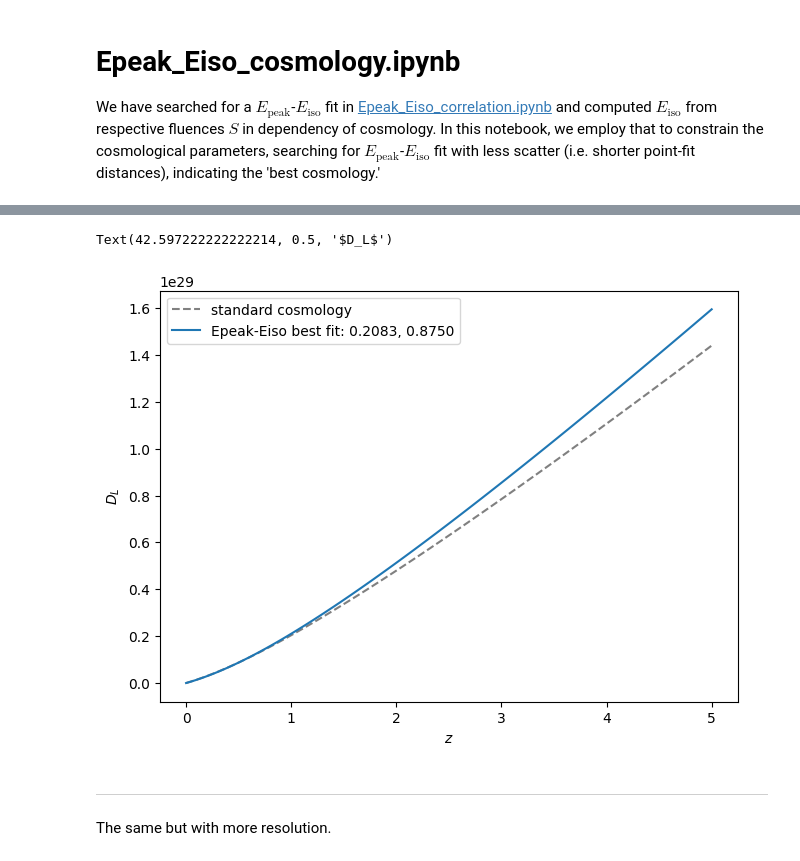
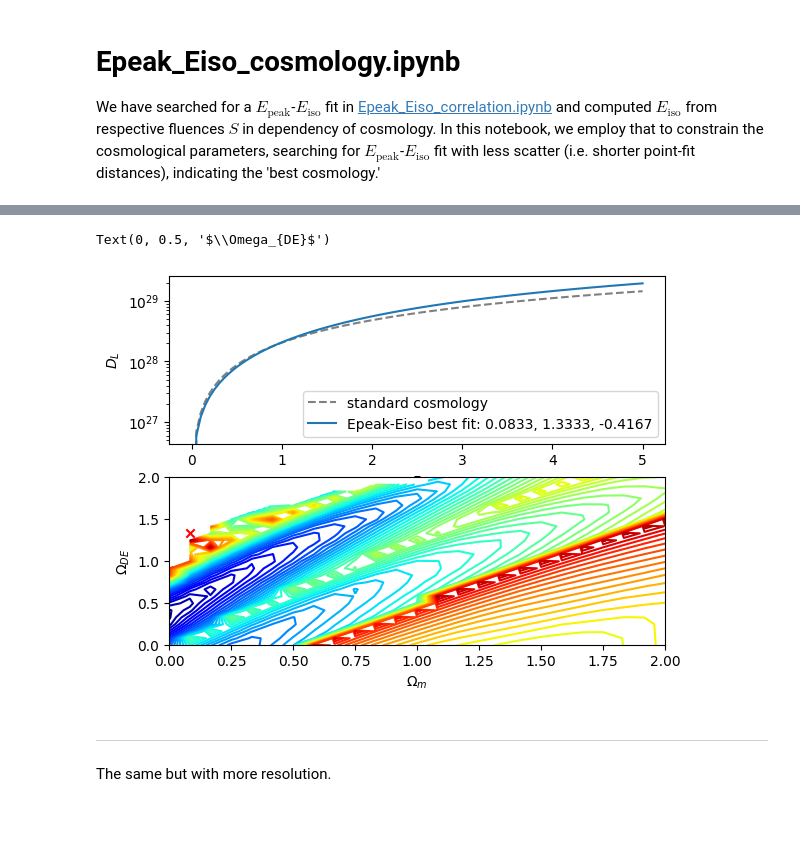
Before and after one commit to joanalnu/OAB-INAF, a Jupyter notebook: Epeak_Eiso_cosmology.ipynb, the cells around one changed output, grey strips where cells are left out. Cells and saved outputs as stored; diff of their text form; code cells hidden in the pictures; blank space fills up the shorter version.

Commit message:
run all code for cosmology with increased parameter grid

```diff
--- a/Epeak_Eiso_cosmology.ipynb
+++ b/Epeak_Eiso_cosmology.ipynb
@@ -121,13 +147,13 @@ def GoF(m,k,x,y):
     return chi_squared
 # %%
 # Define cosmological parameter grids
-Om = np.linspace(0.0,1.0,25)  # parameters are ±0.1 of the 'standard cosmology'
-Ode = np.linspace(0.0,1.0,25)
-k = np.linspace(-25.,-20.,25) # from the previous scatter plot, we can infer that the y-axis cut is around -25 and -20
-m = np.linspace(0.0,1.0,25) # the slope must be positive
+Om = np.linspace(-1.0,2.0,50)  # parameters are ±0.1 of the 'standard cosmology'
+Ode = np.linspace(-1.0,2.0,50)
+k = np.linspace(-25.,-20.,50) # from the previous scatter plot, we can infer that the y-axis cut is around -25 and -20
+m = np.linspace(0.0,1.0,50) # the slope must be positive
 
 data = np.zeros([len(Om), len(Ode), len(df['Eiso'])])
-fig, ax = plt.subplots(len(Om), len(Ode), figsize=(15,15))
+#fig, ax = plt.subplots(len(Om), len(Ode), figsize=(15,15))
 for i in range(len(Om)):
     for j in range(len(Ode)):
         isotropic_model = isotropic_equivalent_energy(z,S,H0_cgs,Om[i],Ode[j])
@@ -143,8 +169,8 @@ for i in range(len(Om)):
         m_fit, k_fit = m[m_index], k[k_index]
         data[i,j,:] = measure_distances(m_fit, k_fit, isotropic_model, Epeak)
         print(i,j,m_fit, k_fit)
-        ax[i, j].scatter(isotropic_model, Epeak, s=1)
-        ax[i, j].plot(isotropic_model, m_fit * isotropic_model + k_fit, c='r')
+        #ax[i, j].scatter(isotropic_model, Epeak, s=1)
+        #ax[i, j].plot(isotropic_model, m_fit * isotropic_model + k_fit, c='r')
 
 
 np.save('distances.npy', data)
@@ -207,21 +277,22 @@ Text(0, 0.5, '$\\Omega_{DE}$')
 # %%
-best_fit = np.argmin(masked_sumdata)
-Om_index, Ode_index = np.unravel_index(best_fit, masked_sumdata.shape)
-Om_fit, Ode_fit = Om[Om_index], Ode[Ode_index]
+z_plot = np.linspace(0.,5.,100)
 
-z_plot = np.linspace(0.,5.,100)
-plt.figure()
-plt.plot(z_plot, luminosity_distance(z_plot), label=f'standard cosmology', color='grey', linestyle='--')
-plt.plot(z_plot, luminosity_distance(z_plot, O_m=Om_fit, O_DE=Ode_fit),
-         label=f'Epeak-Eiso best fit: {Om_fit:.4f}, {Ode_fit:.4f}')
+fig, ax = plt.subplots(2,1)
+ax[0].plot(z_plot, luminosity_distance(z_plot), label=f'standard cosmology', color='grey', linestyle='--')
+ax[0].plot(z_plot, luminosity_distance(z_plot, O_m=Om_fit, O_DE=Ode_fit), label=f'Epeak-Eiso best fit: {Om_fit:.4f}, {Ode_fit:.4f}, {(1.0-Om_fit-Ode_fit):.4f}')
+ax[0].legend()
+ax[0].set_yscale('log')
+ax[0].set_xlabel(r'$z$')
+ax[0].set_ylabel(r'$D_L$')
 
-plt.legend()
-plt.tight_layout()
-plt.xlabel(r'$z$')
-plt.ylabel(r'$D_L$')
+ax[1].contour(Om, Ode, masked_sumdata.T, cmap='jet', levels=50)
+ax[1].scatter(Om_fit, Ode_fit, c='r', marker='x')
+# ax[1] add sth for comparison
+ax[1].set_xlabel(r'$\Omega_m$')
+ax[1].set_ylabel(r'$\Omega_{DE}$')
 # %% [output]
-Text(42.597222222222214, 0.5, '$D_L$')
+Text(0, 0.5, '$\\Omega_{DE}$')
-[figure, old version]
+[figure, new version]
 # %% [markdown]
 ---
 The same but with more resolution.
```
Also changed, not shown: parts of 4 cells of this notebook, 1 other file.
